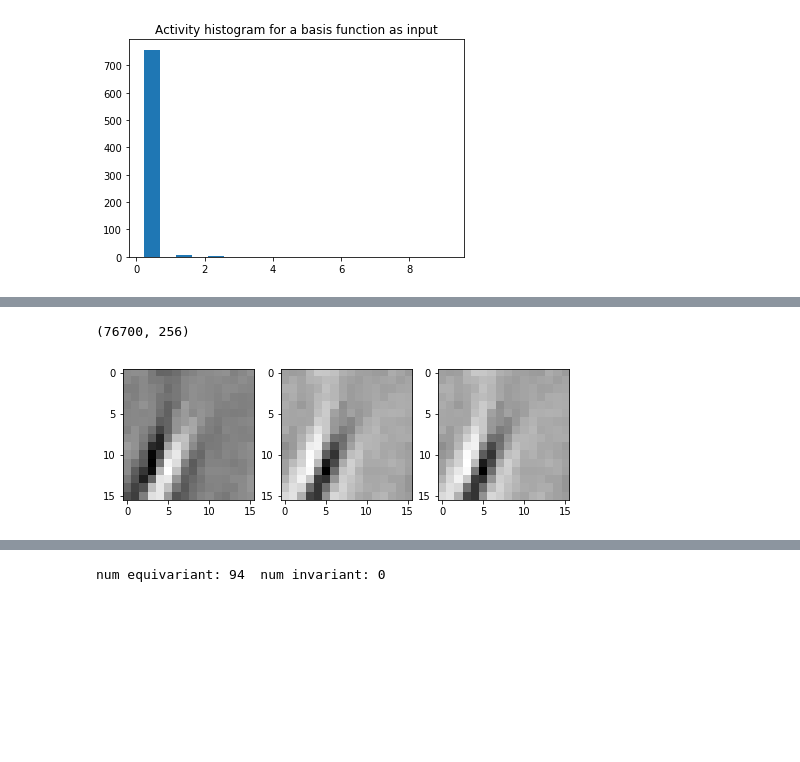
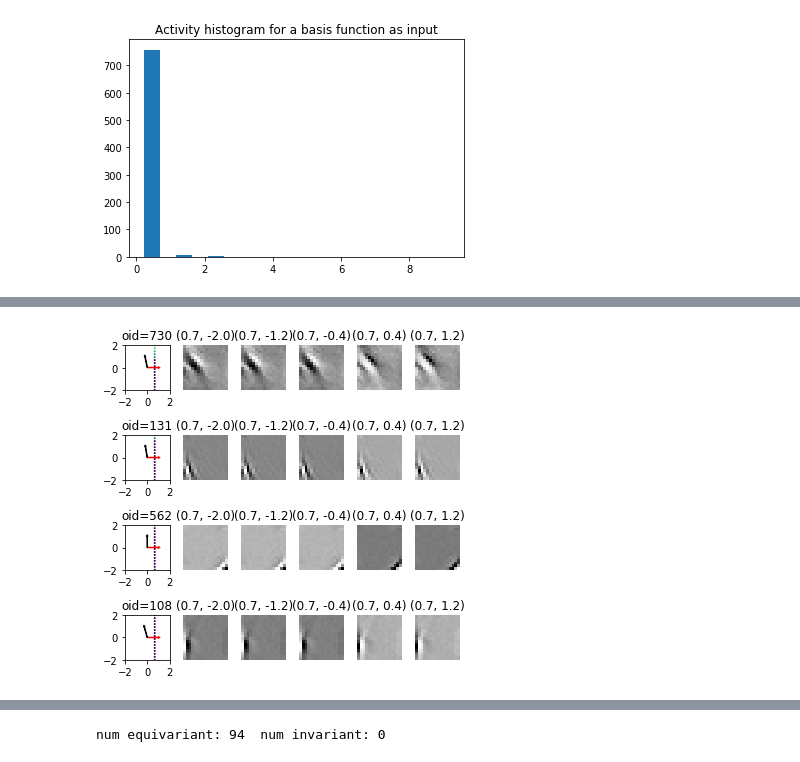
Before and after one commit to dpaiton/DeepSparseCoding, a Jupyter notebook: vis_lca.ipynb, the cells around one changed output, grey strips where cells are left out. Drawn from its saved outputs; the diff is of its cells as text; code cells hidden in the pictures; blank space fills up the shorter version.

```diff
--- a/vis_lca.ipynb
+++ b/vis_lca.ipynb
@@ -285,11 +341,41 @@ plt.show()
-# %%
-print(pop_datapoints["test"].images.shape)
-test_imgs = pop_datapoints["test"].images.reshape([num_orthogonal, num_imgs, 16, 16])
-fig, ax = plt.subplots(1,3, figsize=(8,8))
-ax[0].imshow(test_imgs[0, 0, ...], cmap="Greys_r")
-ax[1].imshow(test_imgs[0, int(num_imgs/2), ...], cmap="Greys_r")
-ax[2].imshow(test_imgs[0, -1, ...], cmap="Greys_r")
-plt.show()
-# %% [output]
-(76700, 256)
-[figure, removed]
+# %%
+num_comparison_points = 5
+num_plots_y = 4
+num_plots_x = 1+num_comparison_points
+gs1 = gridspec.GridSpec(num_plots_y, num_plots_x, hspace=0.6, wspace=0.3)
+fig = plt.figure(figsize=(6, 6))
+for yid in range(num_plots_y):
+  orthog_idx = np.random.choice(np.arange(num_orthogonal), replace=False)
+  ax1 = fig.add_subplot(gs1[yid, 0])
+  norm_activity = pop_norm_activations[orthog_idx, ...]
+
+  cmap = plt.get_cmap('viridis')
+  vmin = np.floor(np.min(norm_activity))#0.0
+  vmax = np.ceil(np.max(norm_activity))#1.0
+  rank_indices = np.argsort(norm_activity)
+  pts = ax1.scatter(pop_proj_datapoints[:,0][rank_indices], pop_proj_datapoints[:,1][rank_indices],
+    vmin=vmin, vmax=vmax, cmap=cmap, c=norm_activity[rank_indices], s=1.0)
+  ax1.arrow(0, 0, pop_proj_neurons[orthog_idx][0][0].item(), pop_proj_neurons[orthog_idx][0][1].item(),
+    width=0.05, head_width=0.15, head_length=0.15, fc='r', ec='r')
+  ax1.arrow(0, 0, pop_proj_neurons[orthog_idx][1][0].item(), pop_proj_neurons[orthog_idx][1][1].item(),
+    width=0.05, head_width=0.15, head_length=0.15, fc='k', ec='k')
+  ax1.set_xlim([-2,2])
+  ax1.set_ylim([-2,2])
+  ax1.set_aspect("equal")
+  ax1.set_title("oid="+str(orthog_idx))
+
+  y_indices = np.arange(pop_num_imgs)[::int(pop_num_imgs/num_comparison_points)]
+  if y_indices.size < num_comparison_points:
+    y_indices.append(-1)
+  for pid, xid in enumerate(range(1, num_plots_x)):
+    ax = pf.clear_axis(fig.add_subplot(gs1[yid, xid]))
+    imid = np.ravel_multi_index((orthog_idx, y_indices[pid]), (num_orthogonal, pop_num_imgs))
+    ax.imshow(pop_datapoints["test"].images[imid, ...].reshape([analyzer.model_params["patch_edge_size"],
+      analyzer.model_params["patch_edge_size"]]), cmap="Greys_r")
+    subfig_title = ("({:.1f}, ".format(pop_proj_datapoints[y_indices[pid],0])
+      +"{:.1f})".format(pop_proj_datapoints[y_indices[pid],1]))
+    ax.set_title(subfig_title)
+
+plt.show()
+# %% [output]
+[figure, added]
```
Also changed, not shown: parts of 17 cells of this notebook.
